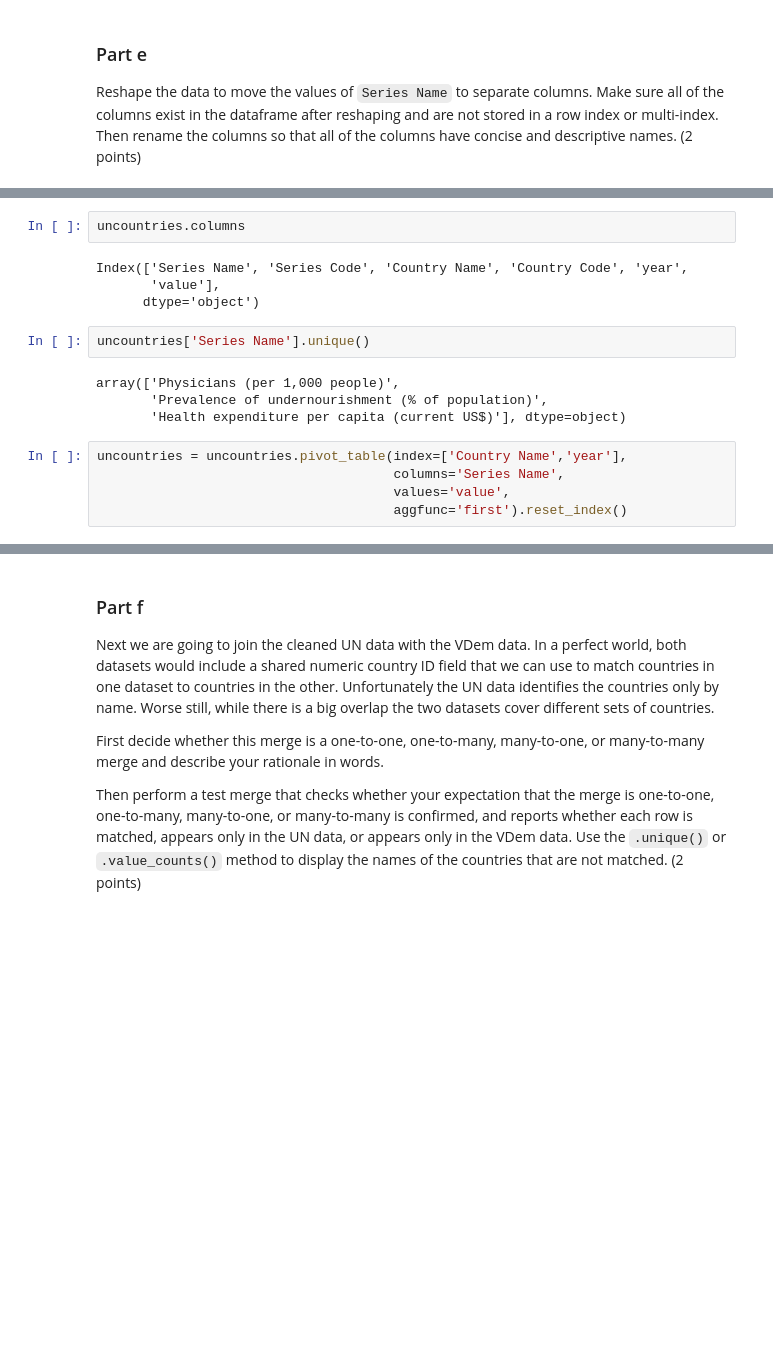
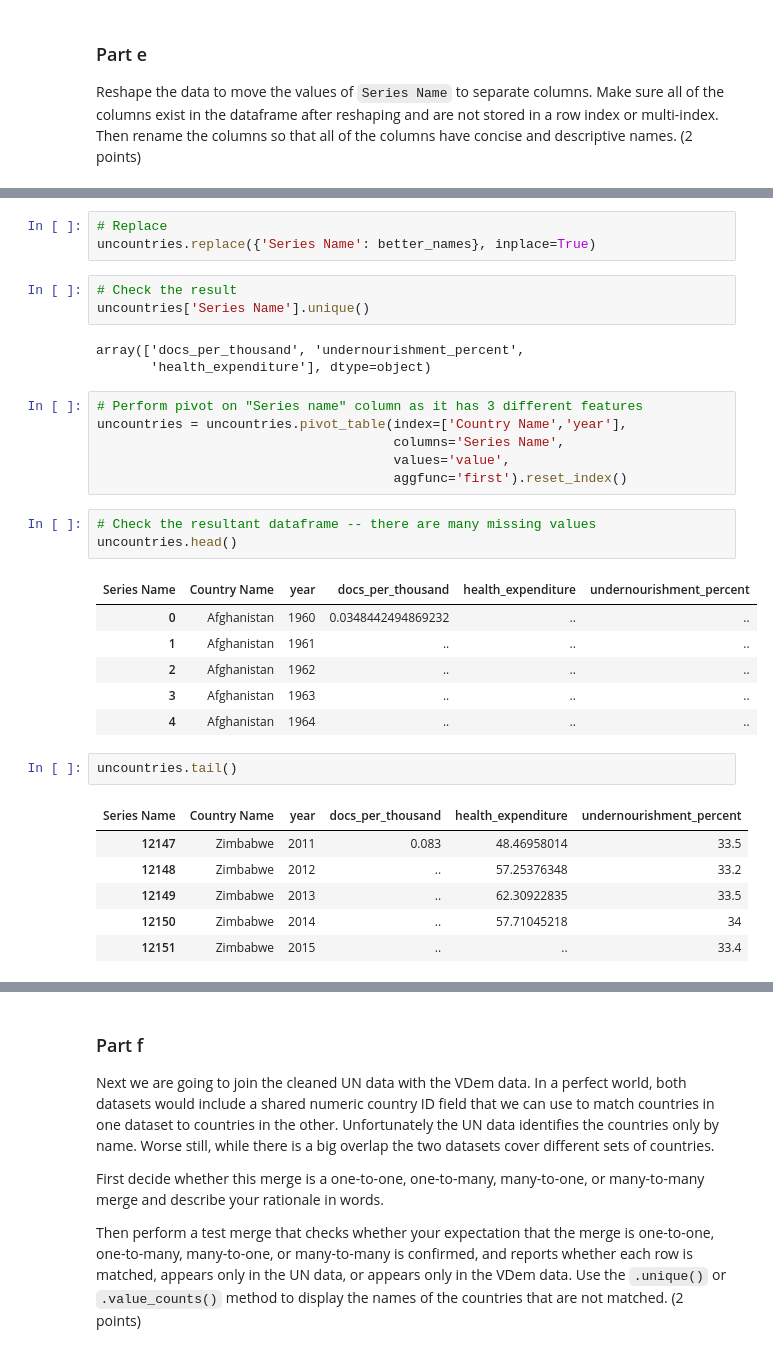
Before and after one commit to allaccountstaken/surfing_data_pipeline, a Jupyter notebook: M9/labassignment9.ipynb, the cells around one changed output, grey strips where cells are left out. Drawn from its saved outputs; the diff is of its cells as text; blank space fills up the shorter version.

```diff
--- a/M9/labassignment9.ipynb
+++ b/M9/labassignment9.ipynb
@@ -277,18 +290,35 @@ Reshape the data to move the values of `Series Name` to separate columns. Make s
+# %%
+# Replace
+uncountries.replace({'Series Name': better_names}, inplace=True)
+# %%
+# Check the result
+uncountries['Series Name'].unique()
+# %% [output]
+array(['docs_per_thousand', 'undernourishment_percent',
+       'health_expenditure'], dtype=object)
+# %%
+# Perform pivot on "Series name" column as it has 3 different features
+uncountries = uncountries.pivot_table(index=['Country Name','year'],
+                                      columns='Series Name',
+                                      values='value',
+                                      aggfunc='first').reset_index()
+# %%
+# Check the resultant dataframe -- there are many missing values
+uncountries.head()
+# %% [output]
+| Series Name | Country Name | year | docs_per_thousand | health_expenditure | undernourishment_percent |
+| 0 | Afghanistan | 1960 | 0.0348442494869232 | .. | .. |
+| 1 | Afghanistan | 1961 | .. | .. | .. |
+| 2 | Afghanistan | 1962 | .. | .. | .. |
+| 3 | Afghanistan | 1963 | .. | .. | .. |
+| 4 | Afghanistan | 1964 | .. | .. | .. |
 # %%
-uncountries.columns
+uncountries.tail()
 # %% [output]
-Index(['Series Name', 'Series Code', 'Country Name', 'Country Code', 'year',
-       'value'],
-      dtype='object')
+| Series Name | Country Name | year | docs_per_thousand | health_expenditure | undernourishment_percent |
+| 12147 | Zimbabwe | 2011 | 0.083 | 48.46958014 | 33.5 |
+| 12148 | Zimbabwe | 2012 | .. | 57.25376348 | 33.2 |
+| 12149 | Zimbabwe | 2013 | .. | 62.30922835 | 33.5 |
+| 12150 | Zimbabwe | 2014 | .. | 57.71045218 | 34 |
+| 12151 | Zimbabwe | 2015 | .. | .. | 33.4 |
-# %%
-uncountries['Series Name'].unique()
-# %% [output]
-array(['Physicians (per 1,000 people)',
-       'Prevalence of undernourishment (% of population)',
-       'Health expenditure per capita (current US$)'], dtype=object)
-# %%
-uncountries = uncountries.pivot_table(index=['Country Name','year'],
-                                      columns='Series Name',
-                                      values='value',
-                                      aggfunc='first').reset_index()
 # %%
```
Also changed, not shown: parts of 15 cells of this notebook.
